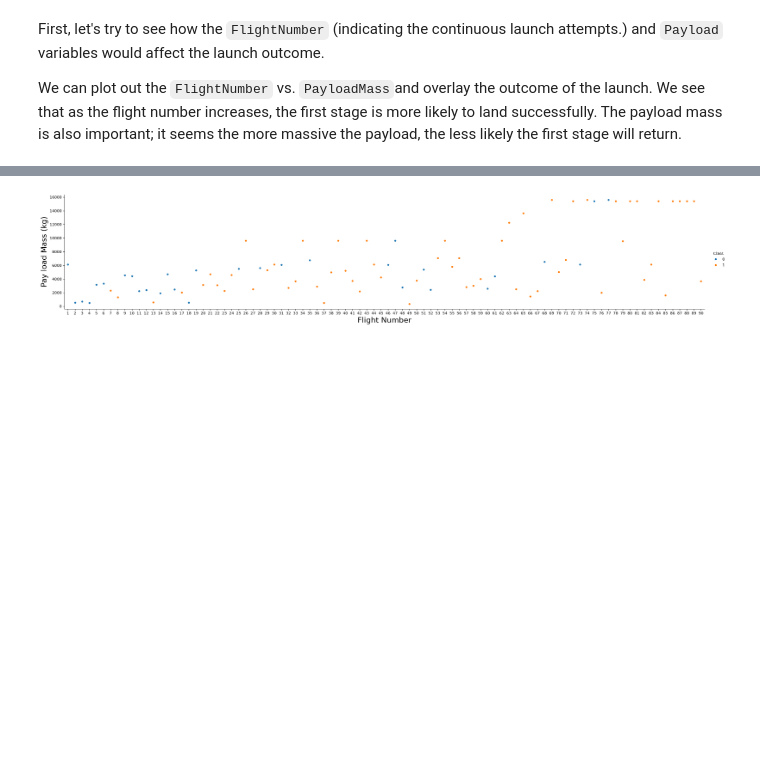
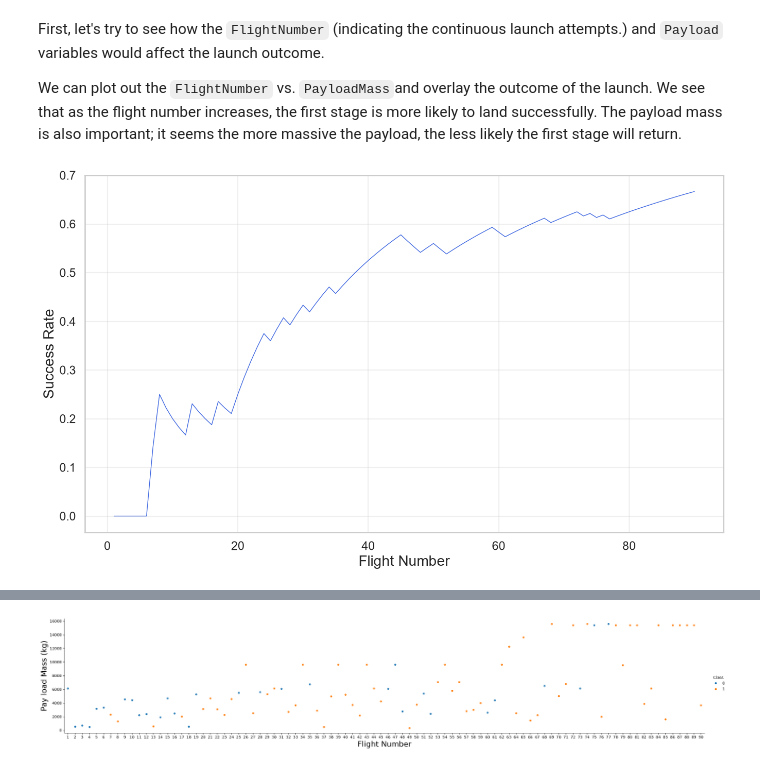
Before and after one commit to jmmrcp/laboratorio, a Jupyter notebook: src/laboratorio/jupyter-labs-eda-dataviz-v2.ipynb, the cells around one changed output, grey strips where cells are left out. Saved outputs shown, nothing was run; the diff lists cells and outputs as text; code cells hidden in the pictures; blank space fills up the shorter version.

```diff
--- a/src/laboratorio/jupyter-labs-eda-dataviz-v2.ipynb
+++ b/src/laboratorio/jupyter-labs-eda-dataviz-v2.ipynb
@@ -73,3 +73,25 @@ df.head(5)
 First, let's try to see how the `FlightNumber` (indicating the continuous launch attempts.) and `Payload` variables would affect the launch outcome.
 
 We can plot out the <code>FlightNumber</code> vs. <code>PayloadMass</code>and overlay the outcome of the launch. We see that as the flight number increases, the first stage is more likely to land successfully. The payload mass is also important; it seems the more massive the payload, the less likely the first stage will return.
+# %%
+df_sorted = df.sort_values("FlightNumber")
+df_sorted["SuccessRate"] = df_sorted["Class"].expanding().mean()
+
+plt.figure(figsize=(16, 9))
+sns.lineplot(
+    data=df_sorted,
+    x="FlightNumber",
+    y="SuccessRate",
+    linewidth=1,
+    color="royalblue",
+)
+
+# plt.title("Cumulative Launch Success Rate")
+plt.xlabel("Flight Number", fontsize=20)
+plt.ylabel("Success Rate", fontsize=20)
+# plt.ylim(0, 1)
+plt.grid(True, alpha=0.3)
+
+plt.show()
+# %% [output]
+[figure, added]
```
Also changed, not shown: parts of 7 cells of this notebook, 12 other files.
